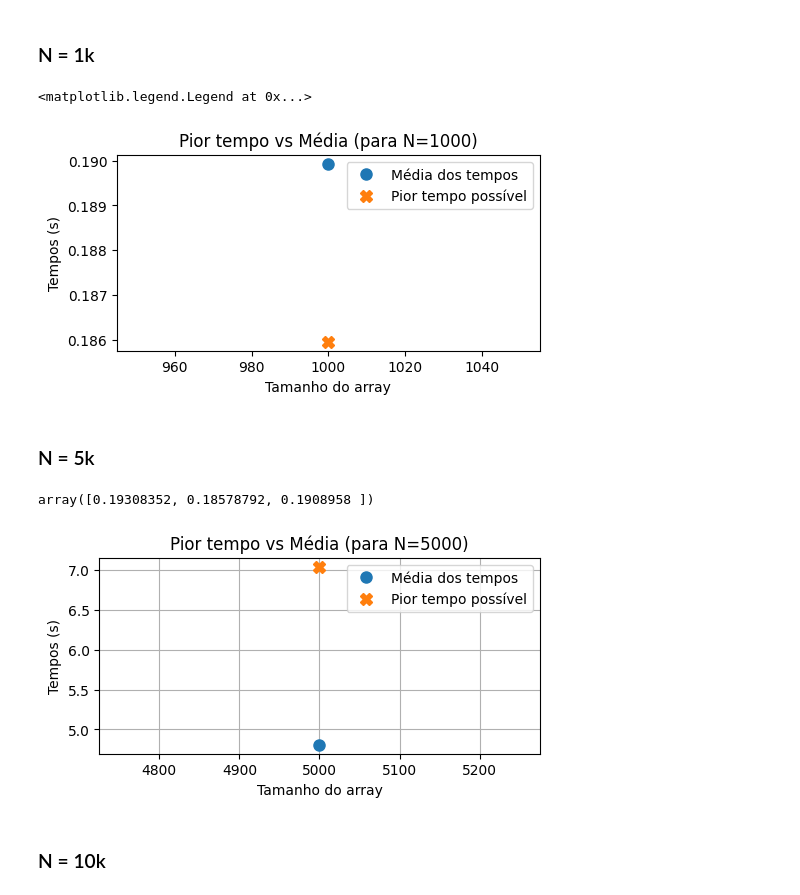
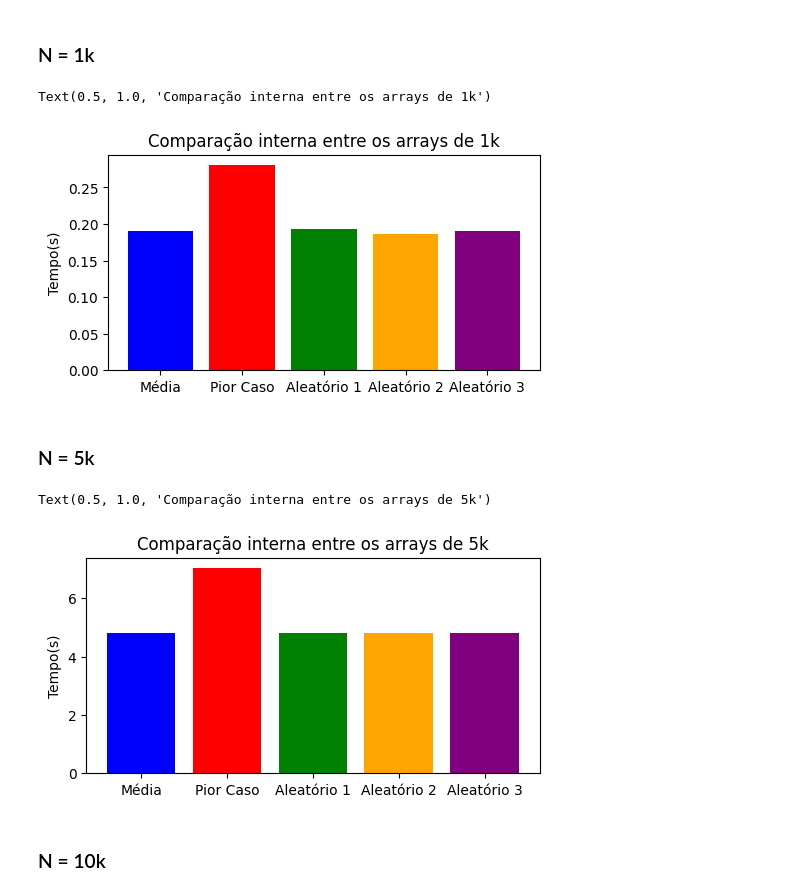
Before and after one commit to diegonhd/ArraySorting_Benchmark, a Jupyter notebook: analysis_bubblesort.ipynb, the cells around one changed output. Cells and saved outputs as stored; diff of their text form; code cells hidden in the pictures.

```diff
--- a/analysis_bubblesort.ipynb
+++ b/analysis_bubblesort.ipynb
@@ -32,57 +32,29 @@ mean_time_50K = np.load('archive/mean_arr_50k.npy')
 # %% [markdown]
 ### N = 1k
 # %%
-fig, ax = plt.subplots(figsize = (5,2.7), layout = 'constrained')
-
-ax.plot(len(arr_1k), mean_time_1k,
-        label='Média dos tempos',
-        marker='o',
-        linestyle='None',
-        markersize=8)
-
-ax.plot(len(arr_1k), time_wc_1k,
-        label='Pior tempo possível',
-        marker='X',
-        linestyle='None',
-        markersize=8)
-
-ax.set_xlabel('Tamanho do array')
-ax.set_ylabel('Tempos (s)')
-ax.set_title("Pior tempo vs Média (para N=1000)")
-ax.legend()
+y = np.hstack(([mean_time_1k, time_wc_1k], list_arr_1k))
+cores = ['blue', 'red', 'green', 'orange', 'purple']
+categorias = np.array(['Média', 'Pior Caso', 'Aleatório 1', 'Aleatório 2', 'Aleatório 3'])
+fig, ax = plt.subplots(figsize = (5, 2.7), layout = 'constrained')
+ax.bar(categorias, y, color = cores)
+ax.set_ylabel('Tempo(s)')
+ax.set_title("Comparação interna entre os arrays de 1k")
 # %% [output]
-<matplotlib.legend.Legend at 0x...>
+Text(0.5, 1.0, 'Comparação interna entre os arrays de 1k')
-[figure, old version]
+[figure, new version]
 # %% [markdown]
 ### N = 5k
-# %%
-list_arr_1k
-# %% [output]
-array([0.19308352, 0.18578792, 0.1908958 ])
 # %%
-y = np.array([6.7692859172821045])
-fig, ax = plt.subplots(figsize = (5,2.7), layout = 'constrained')
-
-ax.plot(len(arr_5k), mean_time_5k,
-        label='Média dos tempos',
-        marker='o',
-        linestyle='None',
-        markersize=8)
-
-ax.plot(len(arr_5k), time_wc_5k,
-        label='Pior tempo possível',
-        marker='X',
-        linestyle='None',
-        markersize=8)
-
-
-ax.set_xlabel('Tamanho do array')
-ax.set_ylabel('Tempos (s)')
-ax.set_title("Pior tempo vs Média (para N=5000)")
-ax.legend()
-ax.grid(True)
+y = np.hstack(([mean_time_5k, time_wc_5k], list_arr_5k))
+cores = ['blue', 'red', 'green', 'orange', 'purple']
+categorias = np.array(['Média', 'Pior Caso', 'Aleatório 1', 'Aleatório 2', 'Aleatório 3'])
+fig, ax = plt.subplots(figsize = (5, 2.7), layout = 'constrained')
+ax.bar(categorias, y, color = cores)
+ax.set_ylabel('Tempo(s)')
+ax.set_title("Comparação interna entre os arrays de 5k")
 # %% [output]
+Text(0.5, 1.0, 'Comparação interna entre os arrays de 5k')
-[figure, old version]
+[figure, new version]
 # %% [markdown]
 ### N = 10k
 # %%
```
Also changed, not shown: parts of 2 cells of this notebook, 1 other file.
